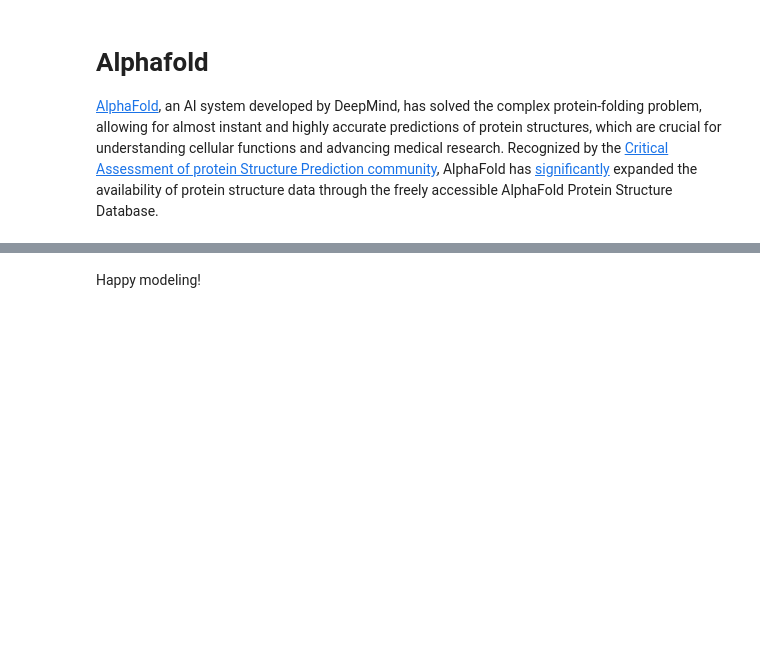
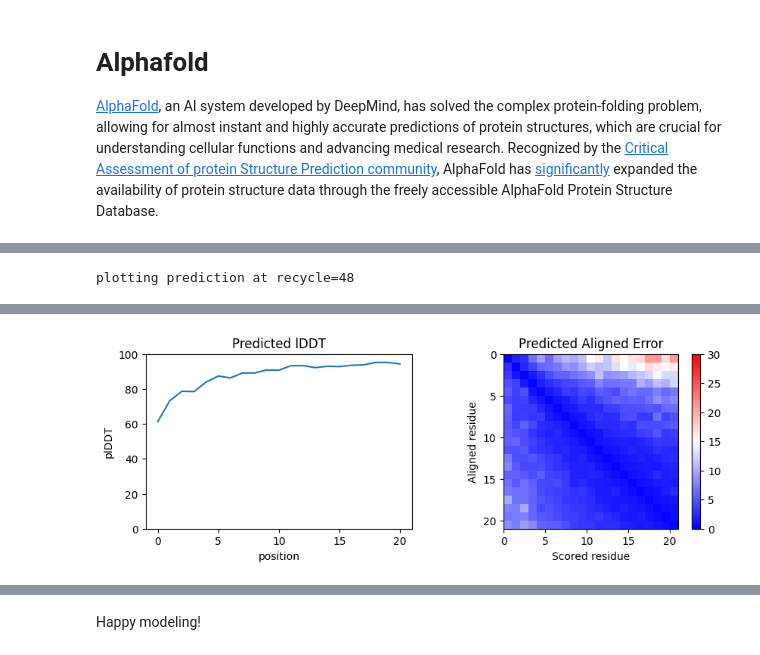
Before and after one commit to LeonBat/Structural-Bioinformatics, a Jupyter notebook: ex02/ex02.ipynb, the cells around one changed output, grey strips where cells are left out. Cells and saved outputs as stored; diff of their text form; code cells hidden in the pictures; blank space fills up the shorter version.

```diff
--- a/ex02/ex02.ipynb
+++ b/ex02/ex02.ipynb
@@ -722,7 +824,7 @@ predict_structure(
 # Cell 3: Predict Structure for a Sequence
 
 # @title Design sequences that fold into a ALPHA HELIX secondary structures (see figure above)
-sequence = ""  # @param {type:"string"}
+sequence = " ELEALKAELEALKAELEALKA"  # @param {type:"string"}
 recycles = 48  # @param ["0", "1", "2", "3", "6", "12", "24", "48"] {type:"raw"}
 color = "rainbow"  # @param ["chain", "confidence", "rainbow"]
 show_sidechains = True  # @param {type:"boolean"}
@@ -735,3 +837,5 @@ predict_structure(
     show_sidechains=show_sidechains,
     show_mainchains=show_mainchains,
 )
+# %% [output]
+plotting prediction at recycle=48
@@ -737,0 +843 @@ predict_structure(
+[figure, added]
```
Also changed, not shown: parts of 19 cells of this notebook.
